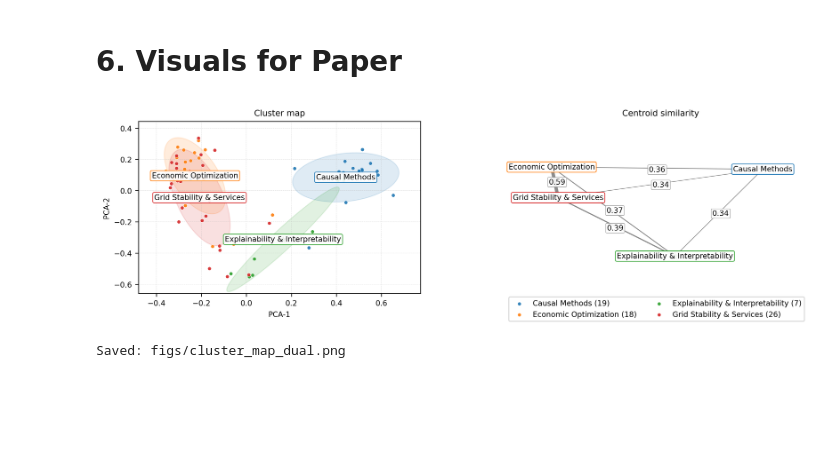
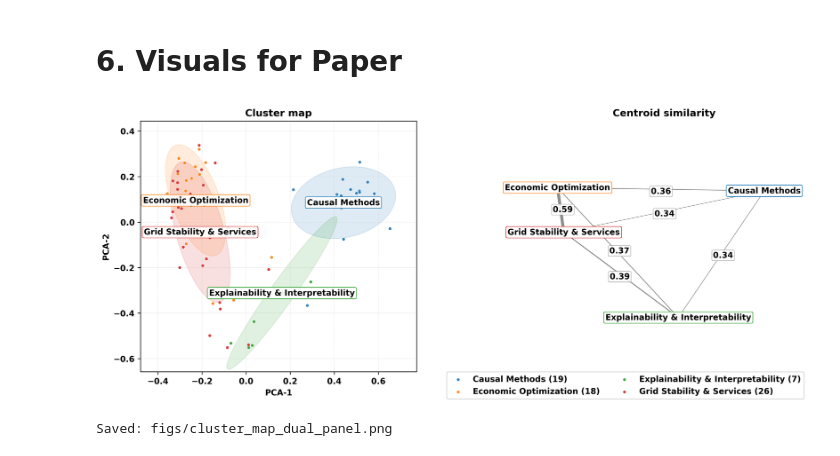
Before and after one commit to MaxiStahl1992/causal-rl-ev-review, a Jupyter notebook: notebooks/09_cluster_map.ipynb, the cells around one changed output. Drawn from its saved outputs; the diff is of its cells as text; code cells hidden in the pictures; blank space fills up the shorter version.

Commit message:
update figure styles

```diff
--- a/notebooks/09_cluster_map.ipynb
+++ b/notebooks/09_cluster_map.ipynb
@@ -557,8 +557,8 @@ def plot_dual_panel_cluster_and_centroid_graph(
     title_left="Cluster map",
     title_right="Centroid similarity",
     *,
-    font_axes=8,          # smaller axis label/tick fonts for compact print usage
-    font_title=9,         # slightly smaller titles
+    font_axes=10,         # increased font size for better readability
+    font_title=12,        # increased title font size
     legend_ncols=2,       # legend layout below both plots
     pad_frac=0.12,        # extra padding to avoid label/ellipse clipping
     spread_right=1.4     # >1.0 pushes right-panel centroids apart a bit
@@ -577,18 +577,21 @@ def plot_dual_panel_cluster_and_centroid_graph(
     stats = centroid_stats(df_reset, coords_2d)
     x, y = coords_2d[:, 0], coords_2d[:, 1]
 
-    # --- figure: use constrained_layout to avoid tight_layout warning ---
+    # --- figure: increased height for better readability in Word documents ---
     fig, (axL, axR) = plt.subplots(
-        1, 2, figsize=(10.5, 3.2), dpi=300,
+        1, 2, figsize=(12, 5), dpi=300,  # increased from (10.5, 3.2) to (12, 5)
         gridspec_kw={"wspace": 0.25},
         constrained_layout=True
     )
 
     # ---------------- Left panel ----------------
-    axL.set_title(title_left, fontsize=font_title)
-    axL.set_xlabel("PCA-1", fontsize=font_axes)
-    axL.set_ylabel("PCA-2", fontsize=font_axes)
+    axL.set_title(title_left, fontsize=font_title, fontweight='bold')
+    axL.set_xlabel("PCA-1", fontsize=font_axes, fontweight='bold')
+    axL.set_ylabel("PCA-2", fontsize=font_axes, fontweight='bold')
     axL.tick_params(labelsize=font_axes)
+    # Make tick labels bold
+    for label in axL.get_xticklabels() + axL.get_yticklabels():
+        label.set_fontweight('bold')
 
     # light background scatter
     axL.scatter(x, y, s=10, c="0.88", alpha=0.5, edgecolors="none", zorder=1)
@@ -616,6 +619,7 @@ def plot_dual_panel_cluster_and_centroid_graph(
 
         # label with cluster color as border; clip_off so it never vanishes at edges
         axL.text(s["mu"][0], s["mu"][1], cl, fontsize=font_axes, ha="center", va="center",
+                 fontweight='bold',  # make cluster labels bold
                  bbox=dict(boxstyle="round,pad=0.2", facecolor="white",
                            edgecolor=COLOR_MAP[cl], linewidth=0.8, alpha=0.9),
                  zorder=5, clip_on=False)
@@ -623,7 +627,7 @@ def plot_dual_panel_cluster_and_centroid_graph(
     axL.grid(True, linestyle="--", linewidth=0.4, alpha=0.4)
 
     # ---------------- Right panel ----------------
-    axR.set_title(title_right, fontsize=font_title)
+    axR.set_title(title_right, fontsize=font_title, fontweight='bold')
     axR.set_axis_off()
 
     # positions: start from PCA centroids, then apply gentle "spread" around their mean
@@ -658,7 +662,7 @@ def plot_dual_panel_cluster_and_centroid_graph(
             if nlen > 0:
                 nx, ny = nx / nlen, ny / nlen
             axR.text(mx + 0.01 * nx, my + 0.01 * ny, f"{v:.2f}",
-                     fontsize=font_axes, ha="center", va="center",
+                     fontsize=font_axes, ha="center", va="center", fontweight='bold',
                      bbox=dict(boxstyle="round,pad=0.15", facecolor="white",
                                edgecolor="0.6", linewidth=0.6, alpha=0.85),
                      zorder=3, clip_on=False)
@@ -666,37 +670,41 @@ def plot_dual_panel_cluster_and_centroid_graph(
     # centroid nodes + colored label borders for consistency with left panel
     for cl in ORDERED_CLUSTERS:
         cx, cy = centroids[cl]
         axR.scatter([cx], [cy], s=80, marker="*", color=COLOR_MAP[cl],
                     edgecolors="black", linewidths=0.5, zorder=2)
         axR.text(cx, cy, cl, fontsize=font_axes, ha="center", va="center",
+                 fontweight='bold',  # make cluster labels bold
                  bbox=dict(boxstyle="round,pad=0.2", facecolor="white",
                            edgecolor=COLOR_MAP[cl], linewidth=0.8, alpha=0.95),
                  zorder=4, clip_on=False)
 
     # ---------------- shared extents + padding so nothing is cut ----------------
     def _pad(lim, frac=pad_frac):
         span = lim[1] - lim[0]
         return (lim[0] - frac * span, lim[1] + frac * span)
 
     xlim = (float(np.min(x)), float(np.max(x)))
     ylim = (float(np.min(y)), float(np.max(y)))
     axL.set_xlim(*_pad(xlim)); axL.set_ylim(*_pad(ylim))
     # mirror limits on the right so mental map aligns
     axR.set_xlim(axL.get_xlim()); axR.set_ylim(axL.get_ylim())
 
     # ---------------- figure-level legend BELOW both panels ----------------
     # place after axes limits are fixed, then add some bottom room
-    fig.legend(handles, labels, loc="lower right", ncol=legend_ncols,
-               fontsize=font_axes, frameon=True, fancybox=True)
-    # add extra bottom margin to fit the legend comfortably
-    # fig.subplots_adjust(bottom=0.25)
+    legend = fig.legend(handles, labels, loc="lower right", ncol=legend_ncols,
+                       fontsize=font_axes, frameon=True, fancybox=True)
+    # Make legend text bold
+    for text in legend.get_texts():
+        text.set_fontweight('bold')
 
     # save
     fig.savefig(outpath, bbox_inches="tight")
     plt.show()
     print(f"Saved: {outpath}")
 
-plot_dual_panel_cluster_and_centroid_graph(df, coords, emb, dual_out)
+# Fix the function call by adding the required outpath parameter
+dual_panel_output = FIGS_DIR / "cluster_map_dual_panel.png"
+plot_dual_panel_cluster_and_centroid_graph(df, coords, emb, dual_panel_output)
 # %% [output]
-[figure, old version]
+[figure, new version]
-Saved: figs/cluster_map_dual.png
+Saved: figs/cluster_map_dual_panel.png
```
Also changed, not shown: 2 other files.
